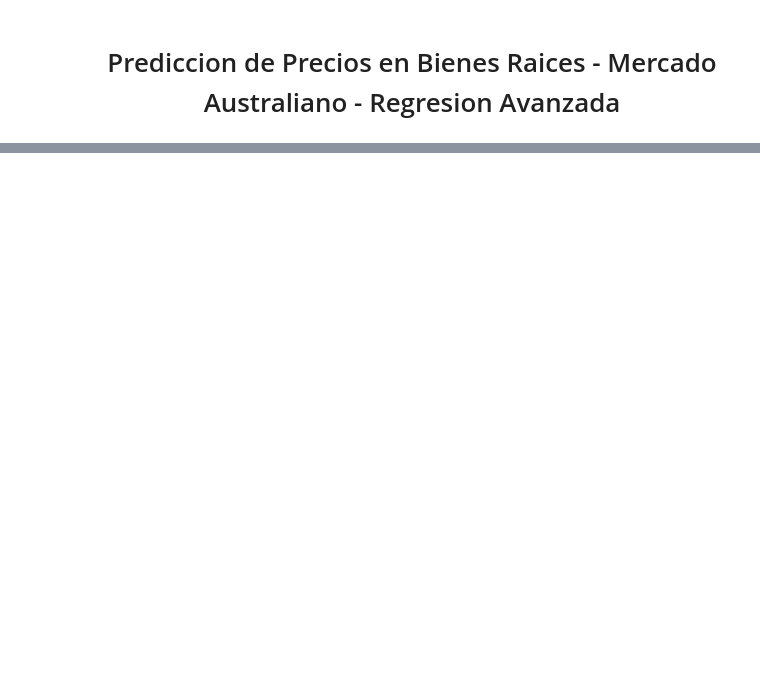
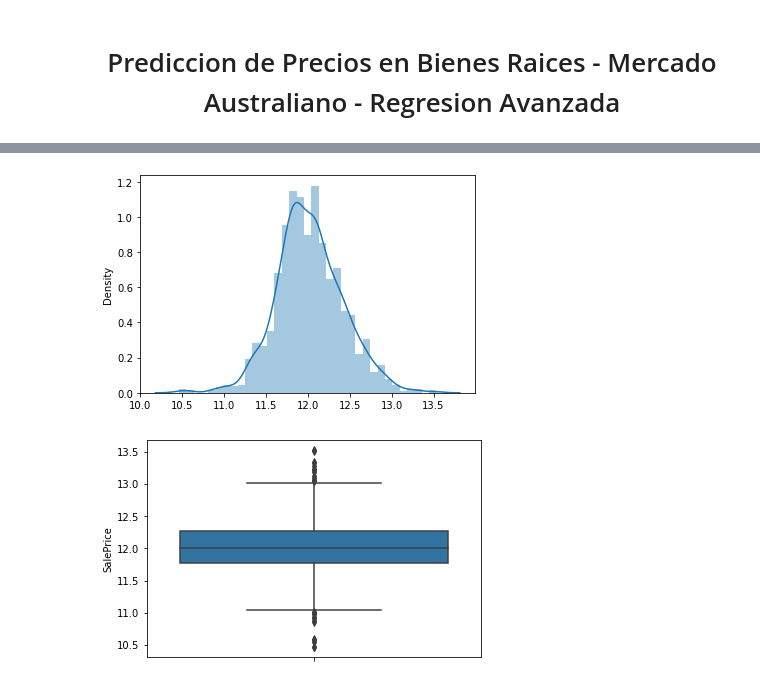
Before and after one commit to DaniVillalobos/ds_ml_proyecto1, a Jupyter notebook: MDSv3_ML_P1_Regresion Avanzada.ipynb, the cells around one changed output, grey strips where cells are left out. Cells and saved outputs as stored; diff of their text form; code cells hidden in the pictures; blank space fills up the shorter version.

```diff
--- a/MDSv3_ML_P1_Regresion Avanzada.ipynb
+++ b/MDSv3_ML_P1_Regresion Avanzada.ipynb
@@ -87,0 +468,8 @@ raw_data = pd.read_csv(DATA_FILE_PATH)
+# %%
+sns.distplot(x = np.log(data["SalePrice"]))
+plt.show()
+sns.boxplot(y = np.log(data["SalePrice"]))
+plt.show()
+# %% [output]
+[figure, added]
+[figure, added]
```
Also changed, not shown: parts of 150 cells of this notebook.
